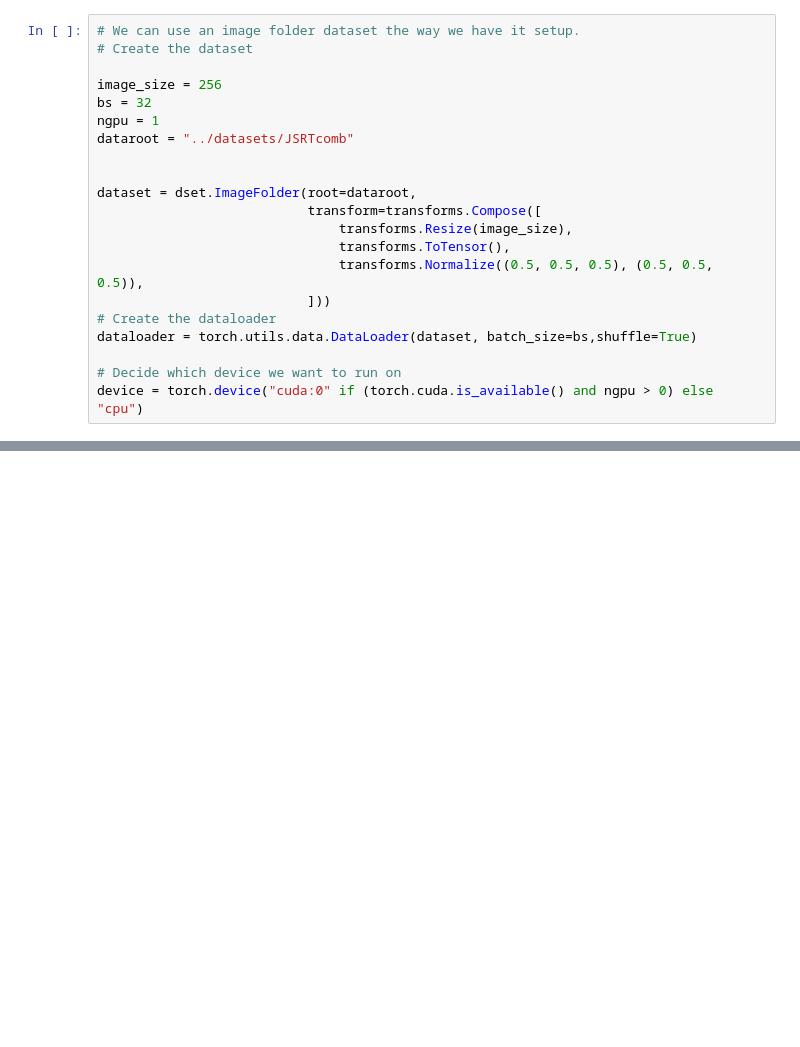
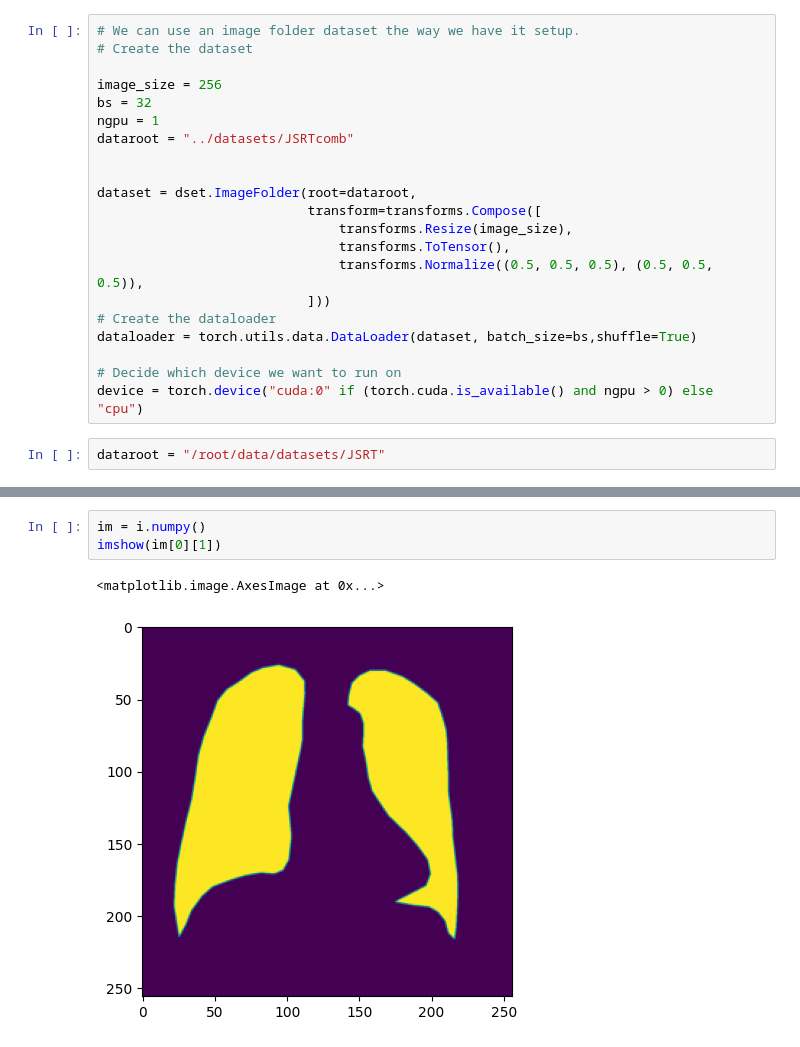
Before and after one commit to basujindal/GAN, a Jupyter notebook: test.ipynb, the cells around one changed output, grey strips where cells are left out. Cells and saved outputs as stored; diff of their text form; blank space fills up the shorter version.

```diff
--- a/test.ipynb
+++ b/test.ipynb
@@ -65,3 +63,5 @@ dataloader = torch.utils.data.DataLoader(dataset, batch_size=bs,shuffle=True)
 
 # Decide which device we want to run on
 device = torch.device("cuda:0" if (torch.cuda.is_available() and ngpu > 0) else "cpu")
+# %%
+dataroot = "/root/data/datasets/JSRT"
@@ -67,0 +132,6 @@ device = torch.device("cuda:0" if (torch.cuda.is_available() and ngpu > 0) else
+# %%
+im = i.numpy()
+imshow(im[0][1])
+# %% [output]
+<matplotlib.image.AxesImage at 0x...>
+[figure, added]
```
Also changed, not shown: parts of 4 cells of this notebook, 5 other files.
